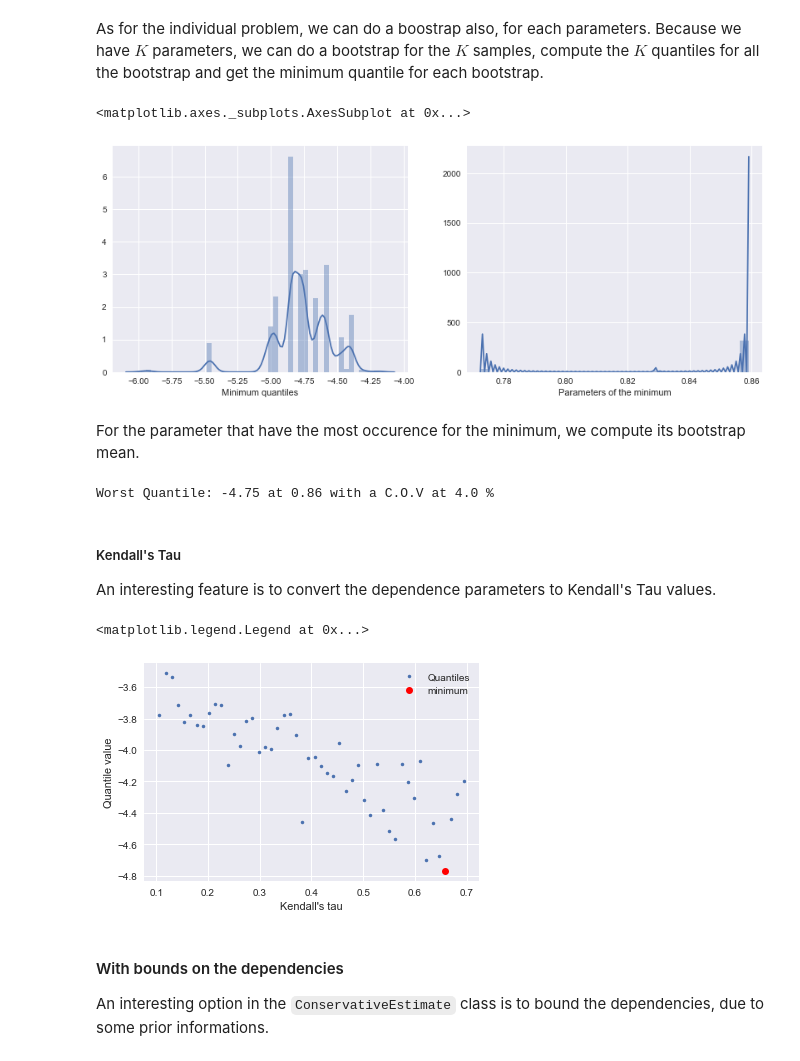
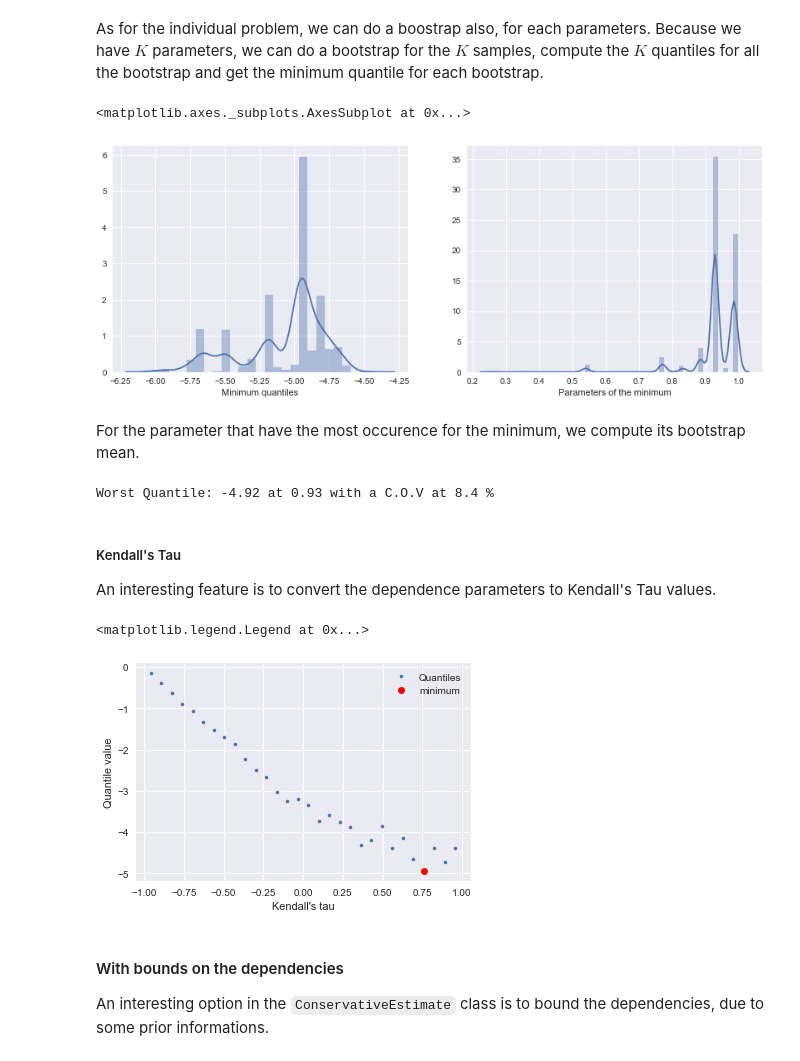
Before and after one commit to NazBen/dep-impact, a Jupyter notebook: examples/grid-search.ipynb, the cells around one changed output. Cells and saved outputs as stored; diff of their text form; code cells hidden in the pictures.

```diff
--- a/examples/grid-search.ipynb
+++ b/examples/grid-search.ipynb
@@ -112,8 +112,8 @@ Quantile at independence: -3.33 with a C.O.V at 1.1 %
 #### Grid Search Approach
 Firstly, we consider a grid search approach in order to compare the perfomance with the iterative algorithm.
 # %%
-K = 2
-n = 3
+K = 30
+n = 1000
 grid_type = 'lhs'
 grid_result = quant_estimate.gridsearch_minimize(n_dep_param=K, n_input_sample=n, grid_type=grid_type,
                                                  q_func=q_func, random_state=random_state)
@@ -147,15 +165,15 @@ grid_result.compute_bootstraps(n_bootstrap=1000)
 As for the individual problem, we can do a boostrap also, for each parameters. Because we have $K$ parameters, we can do a bootstrap for the $K$ samples, compute the $K$ quantiles for all the bootstrap and get the minimum quantile for each bootstrap.
 # %%
 boot_min_quantiles = grid_result.bootstrap_samples.min(axis=0)
-boot_argmin_quantiles = grid_result.bootstrap_samples.argmin(axis=0).tolist()
+boot_argmin_quantiles = grid_result.bootstrap_samples.argmin(axis=0).ravel().tolist()
 boot_min_params = [grid_result.dep_params[idx][0] for idx in boot_argmin_quantiles]
 
 fig, axes = plt.subplots(1, 2, figsize=(14, 5))
 sns.distplot(boot_min_quantiles, axlabel="Minimum quantiles", ax=axes[0])
 sns.distplot(boot_min_params, axlabel="Parameters of the minimum", ax=axes[1])
 # %% [output]
 <matplotlib.axes._subplots.AxesSubplot at 0x...>
-[figure, old version]
+[figure, new version]
 # %% [markdown]
 For the parameter that have the most occurence for the minimum, we compute its bootstrap mean.
 # %%
@@ -168,7 +186,7 @@ boot_std = boot_min_result.bootstrap_sample.std()
 print('Worst Quantile: %.2f at %.2f with a C.O.V at %.1f %%' % \
           (boot_mean, min_result.dep_param[0], abs(boot_std/boot_mean)*100.))
 # %% [output]
-Worst Quantile: -4.75 at 0.86 with a C.O.V at 4.0 %
+Worst Quantile: -4.92 at 0.93 with a C.O.V at 8.4 %
 # %% [markdown]
 ##### Kendall's Tau
 
@@ -181,7 +199,7 @@ plt.ylabel('Quantile value')
 plt.legend(loc=0)
 # %% [output]
 <matplotlib.legend.Legend at 0x...>
-[figure, old version]
+[figure, new version]
 # %% [markdown]
 #### With bounds on the dependencies
 
```
Also changed, not shown: parts of 20 cells of this notebook.
